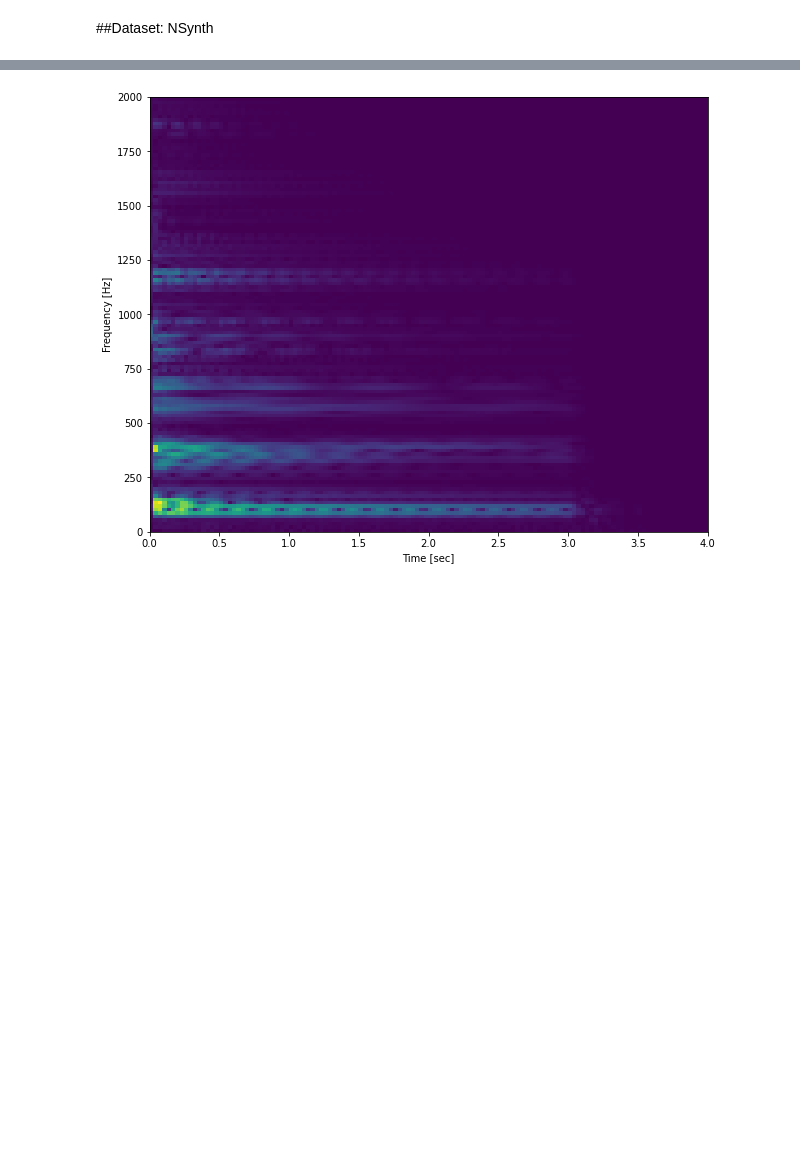
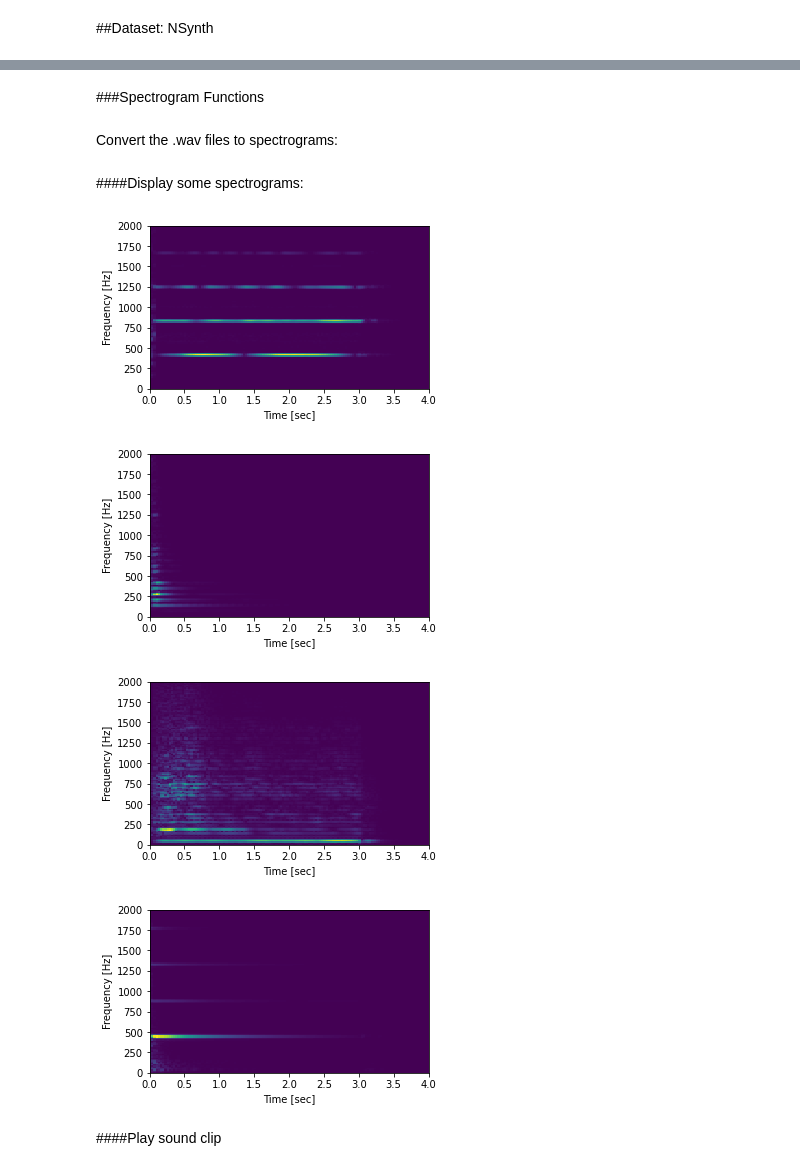
Before and after one commit to leodup/HummingFace, a Jupyter notebook: HummingFace.ipynb, the cells around one changed output, grey strips where cells are left out. Drawn from its saved outputs; the diff is of its cells as text; code cells hidden in the pictures; blank space fills up the shorter version.

```diff
--- a/HummingFace.ipynb
+++ b/HummingFace.ipynb
@@ -141,4 +68,6 @@ df.head()
 # %%
-data = df.drop(columns=["instrument_str", "note_str", "instrument_family_str"])
+sample_rate = 16000
+
+data = df.drop(columns=["instrument_str", "instrument", "note_str", "sample_rate", "instrument_family_str"])
 data.head()
 # %% [output]
@@ -150,0 +80,4 @@ data.head()
+# %%
+data_rvrb = data.loc[data['qualities_str'].isin([['reverb']])] # Nested list for [["reverb"]]
+# %% [markdown]
+###Spectrogram Functions
@@ -150,0 +93,11 @@ data.head()
+# %%
+def show_spectro(times, frequencies, spectrogram):
+  f = plt.figure()
+  f.set_figwidth(5)
+  f.set_figheight(3)
+
+  plt.pcolormesh(times, frequencies, np.abs(spectrogram))
+  plt.ylabel('Frequency [Hz]')
+  plt.xlabel('Time [sec]')
+  plt.ylim([0, 2000])
+  plt.show()
@@ -151,10 +114,19 @@ data.head()
+# %% [markdown]
+Convert the .wav files to spectrograms:
 # %%
 y = []
-for instance in data.index:
-  sample_rate, frequencies, times, spectrogram = spectrogramify(instance, "test")
-  y.append({"spectrogram": spectrogram, "sample_rate": sample_rate, "freq": frequencies, "times": times})
+for instance in data_rvrb.index: # For reverb only
+  _, frequencies, times, spectrogram = spectrogramify(instance, "test")
+  y.append({"spectrogram": spectrogram, "freq": frequencies, "times": times})
+# %% [markdown]
+####Display some spectrograms:
 # %%
-r = 1
-show_spectro(y[r]["times"], y[r]["freq"], y[r]["spectrogram"])
+for row in [0, 50, 90, 100]:
+  show_spectro(y[row]["times"], y[row]["freq"], y[row]["spectrogram"])
 # %% [output]
-[figure, old version]
+[figure, new version]
+[figure, added]
+[figure, added]
+[figure, added]
+# %% [markdown]
+####Play sound clip
```
Also changed, not shown: parts of 32 cells of this notebook.
